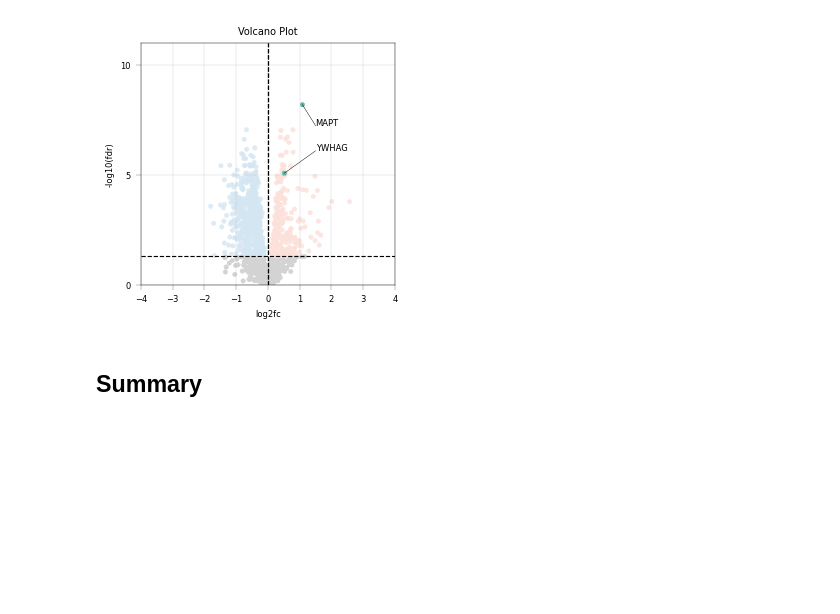
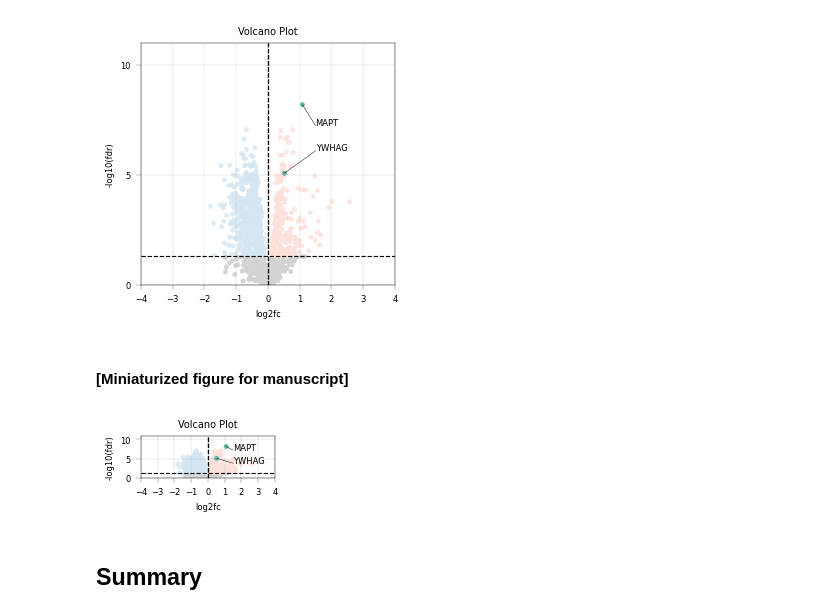
Before and after one commit to MannLabs/alphapepttools-manuscript, a Jupyter notebook: notebooks/studies/study_01_biomarker_csf.ipynb, the cells around one changed output. Cells and saved outputs as stored; diff of their text form; code cells hidden in the pictures; blank space fills up the shorter version.

Commit message:
add miniature plots

```diff
--- a/notebooks/studies/study_01_biomarker_csf.ipynb
+++ b/notebooks/studies/study_01_biomarker_csf.ipynb
@@ -1708,6 +1708,68 @@ apt.pl.save_figure(
 plt.show()
 # %% [output]
 [figure]
+# %% [markdown]
+#### [Miniaturized figure for manuscript]
+# %%
+# Select genes of interest
+pois = ["MAPT", "YWHAG"]
+
+# Specify the colors to use
+color_dict = {
+    "upregulated": apt.pl.BaseColors.get("orange", alpha=0.8, lighten=0.8),
+    "downregulated": apt.pl.BaseColors.get("blue", alpha=0.8, lighten=0.8),
+    "nonregulated": apt.pl.BaseColors.get("lightgrey"),
+    "poi": apt.pl.BaseColors.get("green"),
+}
+
+# Specify volcano plot layers: tuples of (column_name, value, color_key) to use for coloring the points in the volcano plot.
+layers = [
+    ("genes", pois, "poi"),
+    ("status", "upregulated", "upregulated"),
+    ("status", "downregulated", "downregulated"),
+    ("status", "nonregulated", "nonregulated"),
+]
+
+fig, axm = apt.pl.create_figure(1, 1, figsize=(1.8, 1))
+# fig, axm = apt.pl.create_figure(1, 1, figsize=(3, 3))
+
+ax = axm.next()
+
+
+apt.pl.volcano(
+    ax=ax,
+    data=de_results,
+    x_column="log2fc",
+    y_column="-log10(fdr)",
+    layers=layers,
+    color_dict=color_dict,
+    x_thresholds=(-fc_cutoff, fc_cutoff),
+    label_layers=["poi"],
+    display_id_column="genes",
+    x_label_anchors=[1.5],
+    y_display_start=0.8,
+    scatter_kwargs={"s": 10},
+    ylims=(0, 11),
+)
+
+# Add y-ticks every 5 units
+ax.set_yticks(np.arange(0, 12, 5))
+
+# Add x-ticks every 1 unit
+ax.set_xticks(np.arange(-4, 5, 1))
+
+# Save figure
+apt.pl.save_figure(
+    fig=fig,
+    filename="volcano_plot.png",
+    output_dir=figure_output_dir,
+    dpi=600,
+    transparent=True,
+)
+
+plt.show()
+# %% [output]
+[figure, added]
 # %% [markdown]
 ## Summary
 # %% [markdown]
```
Also changed, not shown: parts of 2 cells of this notebook.
